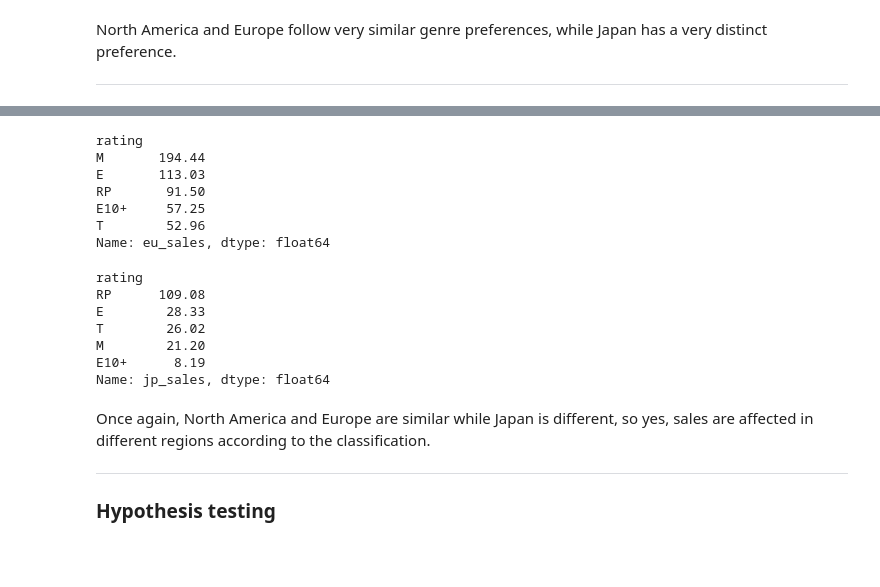
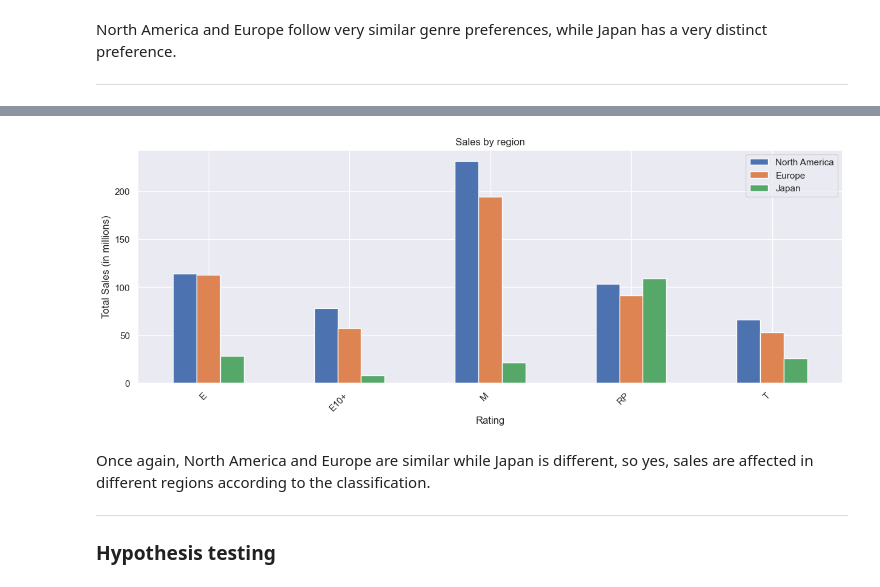
Before and after one commit to tmuniz570/Analyzing-video-game-data, a Jupyter notebook: game_data_analysis.ipynb, the cells around one changed output, grey strips where cells are left out. Cells and saved outputs as stored; diff of their text form; code cells hidden in the pictures; blank space fills up the shorter version.

```diff
--- a/game_data_analysis.ipynb
+++ b/game_data_analysis.ipynb
@@ -477,23 +523,30 @@ Name: na_sales, dtype: float64
 # %%
-df_recent_released.groupby('rating')['eu_sales'].sum().sort_values(ascending=False)
+# merging the previous dataframe with the sales of the Europe sales by rating
+df_rating_regions_profiles = df_rating_regions_profiles.merge(
+    df_recent_released.groupby('rating')['eu_sales'].sum(),
+    on='rating',
+    how='outer'
+).rename(columns={'eu_sales': 'Europe'})
-# %% [output]
-rating
-M       194.44
-E       113.03
-RP       91.50
-E10+     57.25
-T        52.96
-Name: eu_sales, dtype: float64
 # %%
-df_recent_released.groupby('rating')['jp_sales'].sum().sort_values(ascending=False)
+# merging the previous dataframe with the sales of the Japan sales by rating
+df_rating_regions_profiles = df_rating_regions_profiles.merge(
+    df_recent_released.groupby('rating')['jp_sales'].sum(),
+    on='rating',
+    how='outer'
+).rename(columns={'jp_sales': 'Japan'})
-# %% [output]
-rating
-RP      109.08
-E        28.33
-T        26.02
-M        21.20
-E10+      8.19
-Name: jp_sales, dtype: float64
+# %%
+# plotting the sales distribution by region by rating
+df_rating_regions_profiles.set_index('rating').plot(
+    kind='bar',
+    title='Sales by region'
+    )
+plt.ylabel('Total Sales (in millions)')
+plt.xlabel('Rating')
+plt.legend()
+plt.xticks(rotation=45, ha='right')
+plt.show()
+# %% [output]
+[figure, added]
 # %% [markdown]
 Once again, North America and Europe are similar while Japan is different, so yes, sales are affected in different regions according to the classification.
 
```
Also changed, not shown: parts of 13 cells of this notebook.
